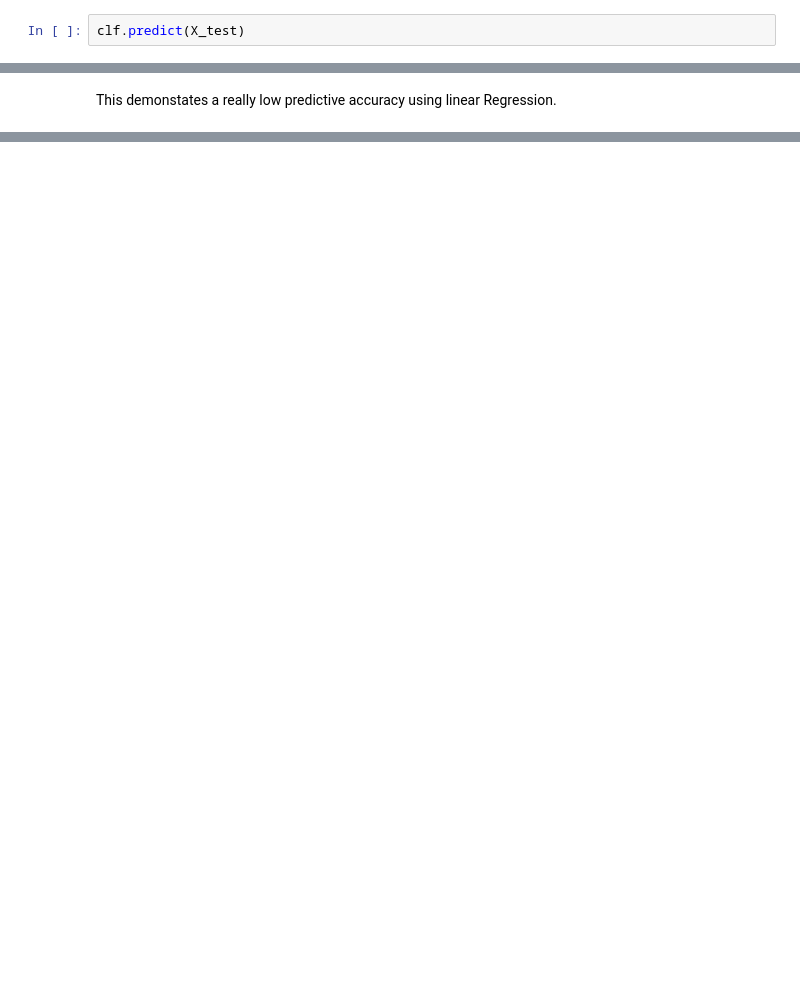
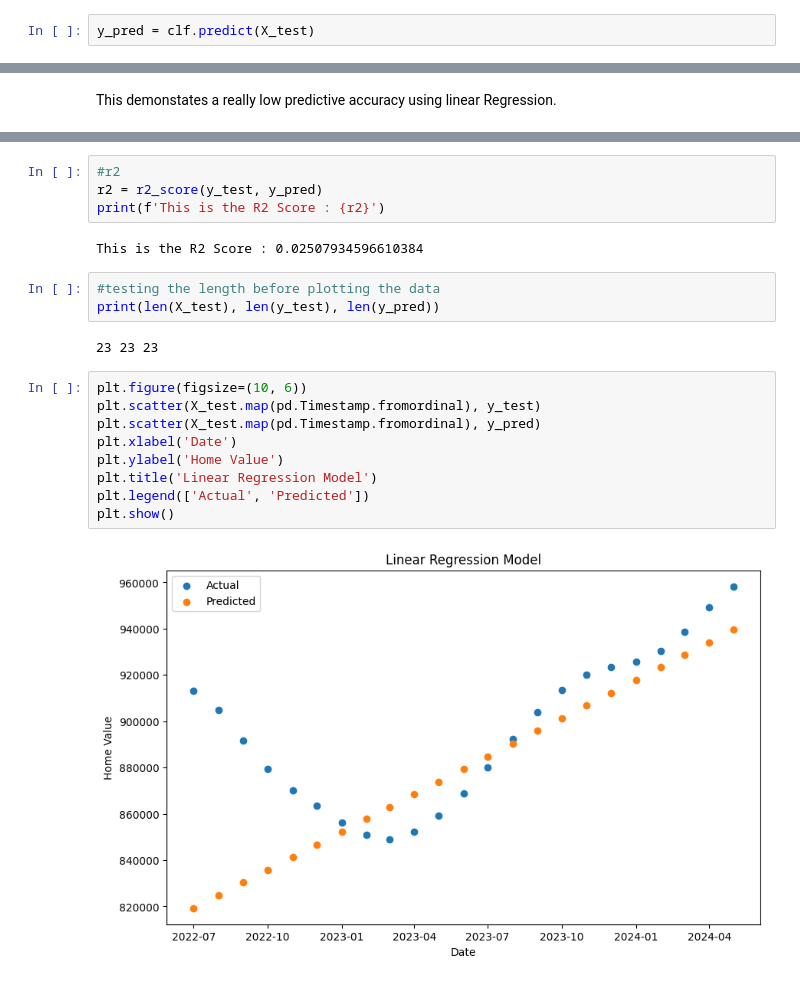
Before and after one commit to LindsClar/Capstone_2, a Jupyter notebook: 27_3_Capstone_Two_Pre_processing_and_Training_Data_Development.ipynb, the cells around one changed output, grey strips where cells are left out. Saved outputs shown, nothing was run; the diff lists cells and outputs as text; blank space fills up the shorter version.

```diff
--- a/27_3_Capstone_Two_Pre_processing_and_Training_Data_Development.ipynb
+++ b/27_3_Capstone_Two_Pre_processing_and_Training_Data_Development.ipynb
@@ -140,4 +197,4 @@ clf.fit(X_train, y_train)
 # %% [output]
 LinearRegression()
 # %%
-clf.predict(X_test)
+y_pred = clf.predict(X_test)
@@ -173,0 +228,22 @@ This demonstates a really low predictive accuracy using linear Regression.
+# %%
+#r2
+r2 = r2_score(y_test, y_pred)
+print(f'This is the R2 Score : {r2}')
+# %% [output]
+This is the R2 Score : 0.02507934596610384
+# %%
+#testing the length before plotting the data
+print(len(X_test), len(y_test), len(y_pred))
+# %% [output]
+23 23 23
+# %%
+plt.figure(figsize=(10, 6))
+plt.scatter(X_test.map(pd.Timestamp.fromordinal), y_test)
+plt.scatter(X_test.map(pd.Timestamp.fromordinal), y_pred)
+plt.xlabel('Date')
+plt.ylabel('Home Value')
+plt.title('Linear Regression Model')
+plt.legend(['Actual', 'Predicted'])
+plt.show()
+# %% [output]
+[figure, added]
```
Also changed, not shown: parts of 22 cells of this notebook.
